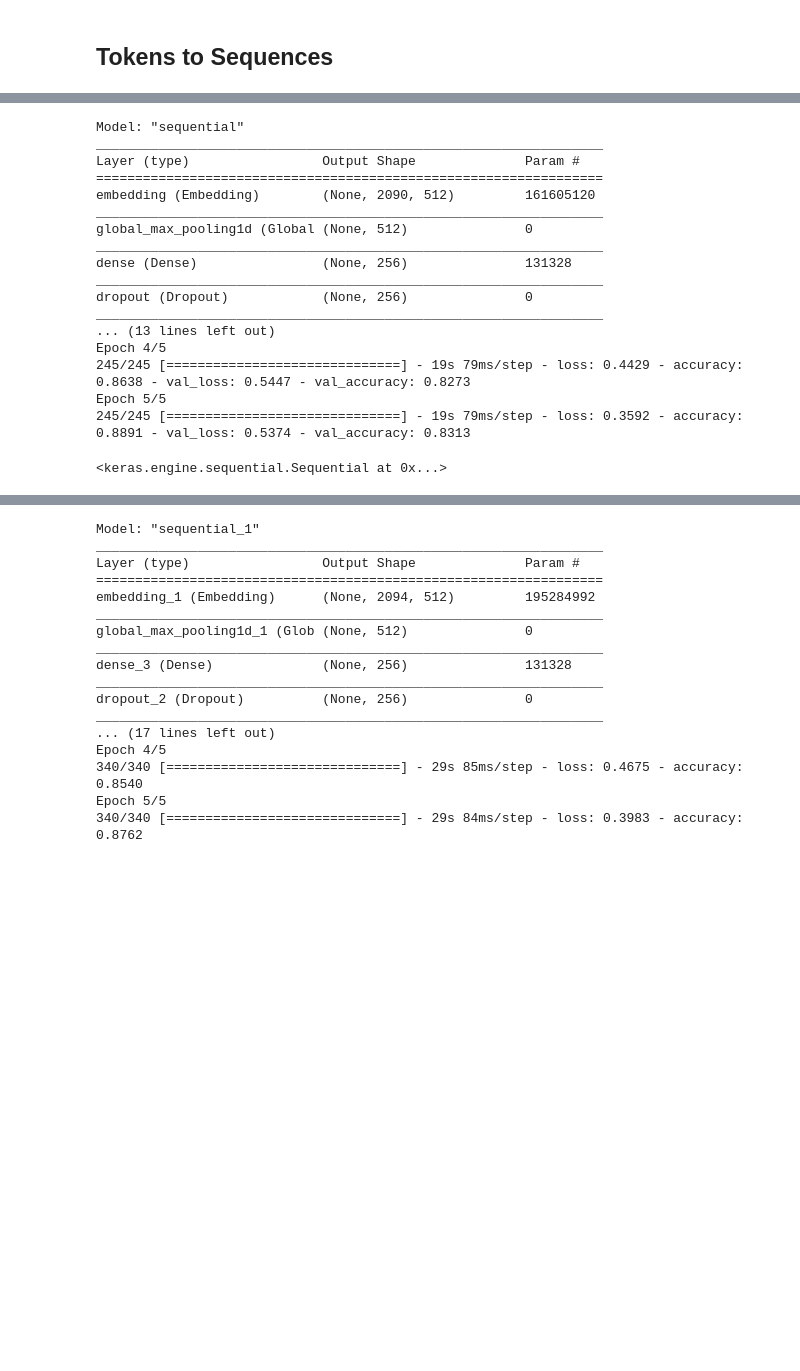
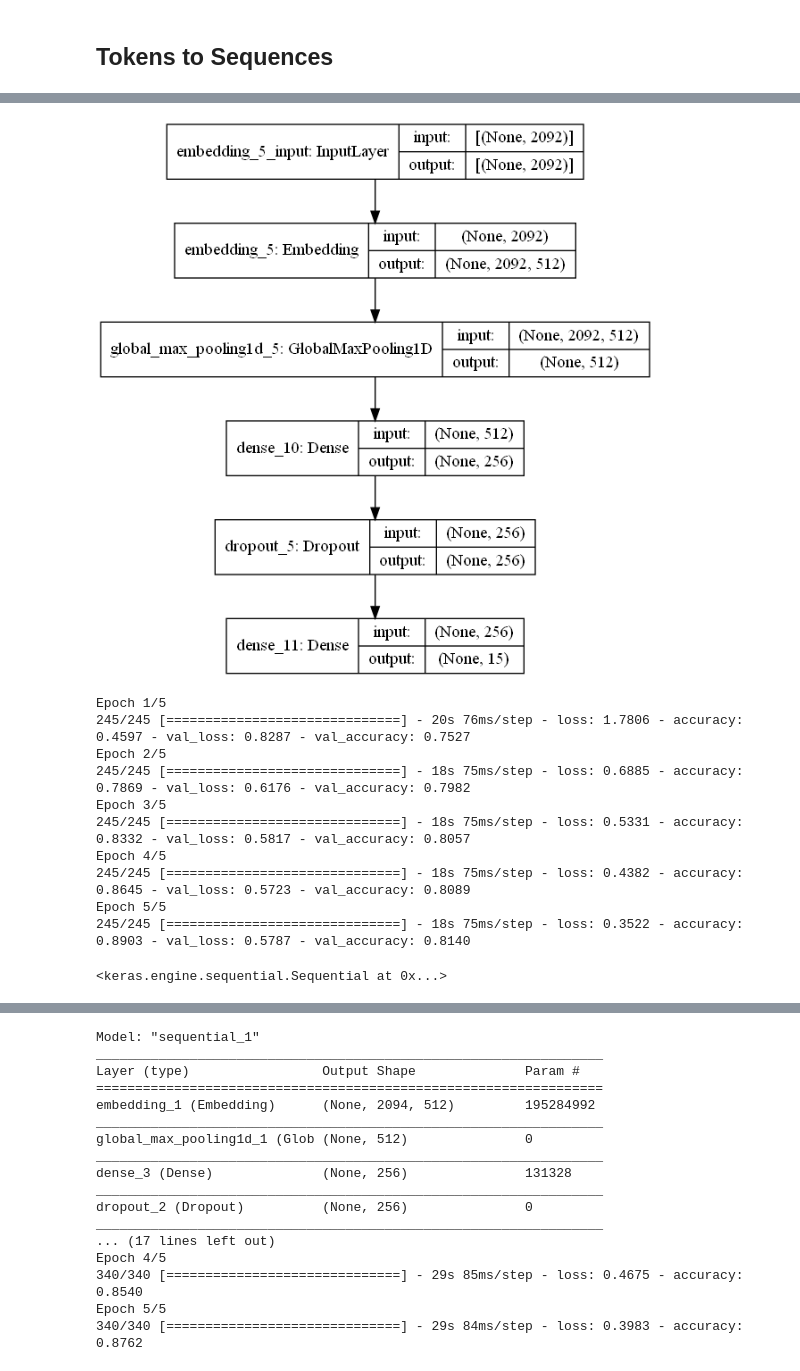
Before and after one commit to swami84/NLP_Text-Classification, a Jupyter notebook: notebooks/Rest Type Classification Model.ipynb, the cells around one changed output, grey strips where cells are left out. Saved outputs shown, nothing was run; the diff lists cells and outputs as text; code cells hidden in the pictures; blank space fills up the shorter version.

Commit message:
Added model structure and edited readme

```diff
--- a/notebooks/Rest Type Classification Model.ipynb
+++ b/notebooks/Rest Type Classification Model.ipynb
@@ -413,26 +412,20 @@ def train_model(model,x,y, batch_size = 128, epochs = 5, val=None):
     return model
 # %%
 class_model  = generate_model(total_words, max_len)
-print(class_model.summary())
+display(plot_model(class_model, show_shapes=True, to_file = '../data/output/model.png'))
 train_model(class_model,train,y_train, val = (val,y_val))
 # %% [output]
+[figure, added]
-Model: "sequential"
-_________________________________________________________________
-Layer (type)                 Output Shape              Param #
-=================================================================
-embedding (Embedding)        (None, 2090, 512)         161605120
-_________________________________________________________________
-global_max_pooling1d (Global (None, 512)               0
-_________________________________________________________________
-dense (Dense)                (None, 256)               131328
-_________________________________________________________________
-dropout (Dropout)            (None, 256)               0
-_________________________________________________________________
-... (13 lines left out)
+Epoch 1/5
+245/245 [==============================] - 20s 76ms/step - loss: 1.7806 - accuracy: 0.4597 - val_loss: 0.8287 - val_accuracy: 0.7527
+Epoch 2/5
+245/245 [==============================] - 18s 75ms/step - loss: 0.6885 - accuracy: 0.7869 - val_loss: 0.6176 - val_accuracy: 0.7982
+Epoch 3/5
+245/245 [==============================] - 18s 75ms/step - loss: 0.5331 - accuracy: 0.8332 - val_loss: 0.5817 - val_accuracy: 0.8057
 Epoch 4/5
-245/245 [==============================] - 19s 79ms/step - loss: 0.4429 - accuracy: 0.8638 - val_loss: 0.5447 - val_accuracy: 0.8273
+245/245 [==============================] - 18s 75ms/step - loss: 0.4382 - accuracy: 0.8645 - val_loss: 0.5723 - val_accuracy: 0.8089
 Epoch 5/5
-245/245 [==============================] - 19s 79ms/step - loss: 0.3592 - accuracy: 0.8891 - val_loss: 0.5374 - val_accuracy: 0.8313
+245/245 [==============================] - 18s 75ms/step - loss: 0.3522 - accuracy: 0.8903 - val_loss: 0.5787 - val_accuracy: 0.8140
 <keras.engine.sequential.Sequential at 0x...>
 # %%
 pred_df = pd.DataFrame(class_model.predict(test, batch_size=128), columns = classes)
```
Also changed, not shown: parts of 4 cells of this notebook, 4 other files.
